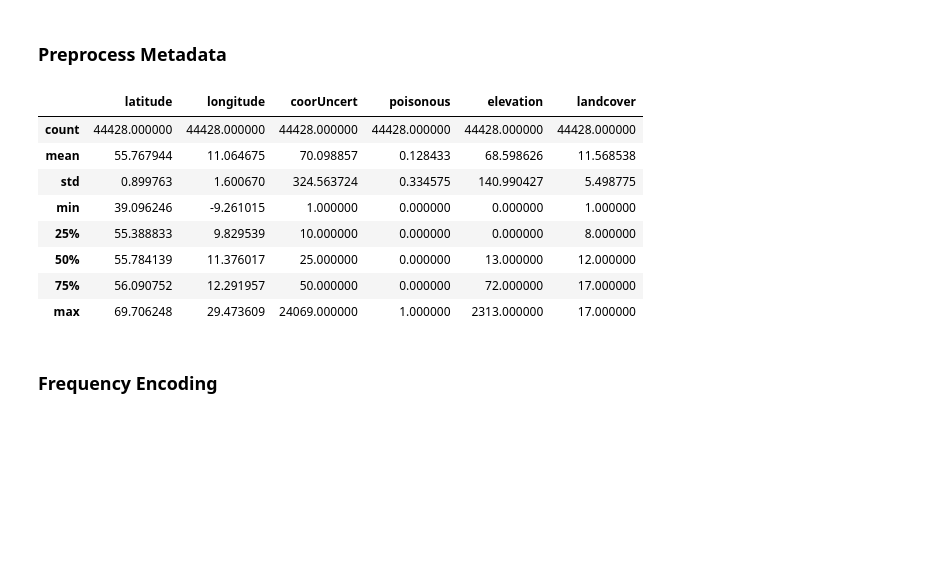
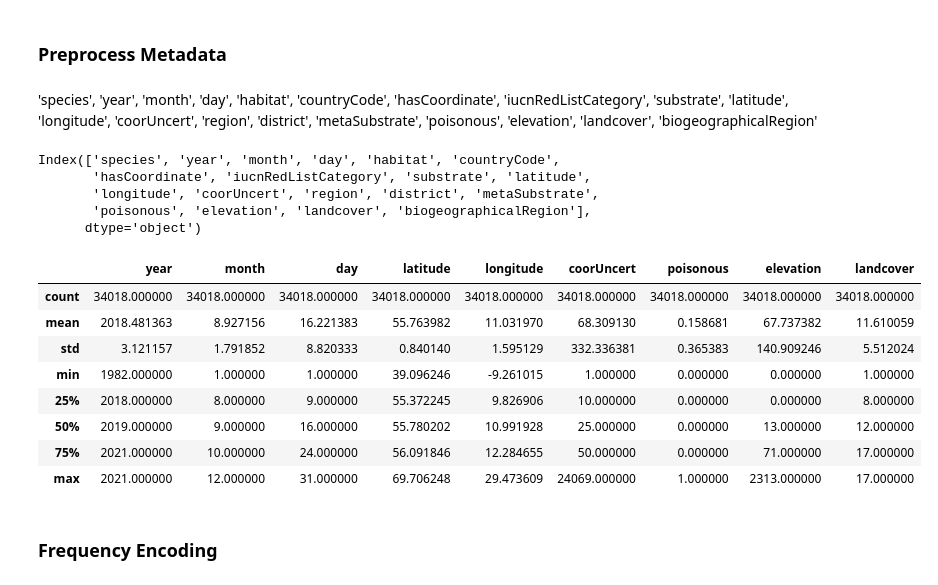
Before and after one commit to UC-Berkeley-I-School/fungitastic-classification-datasci207-Fall-2025, a Jupyter notebook: baselines/closed_set/train_Project_LogReg.ipynb, the cells around one changed output. Saved outputs shown, nothing was run; the diff lists cells and outputs as text; code cells hidden in the pictures; blank space fills up the shorter version.

Commit message:
Cleaned up data preprocessing, worked on label pruning, data preprocessing, attempted to process images with metadata for neural network

```diff
--- a/baselines/closed_set/train_Project_LogReg.ipynb
+++ b/baselines/closed_set/train_Project_LogReg.ipynb
@@ -48,0 +98,9 @@ val_df["image_path"] = val_df.filename.apply(lambda filename: f"{BASE_IMAGE_PATH
+# %%
+train_species_count = train_df['species'].value_counts()
+
+train_proportions = train_df['species'].value_counts(normalize=True)
+summary = pd.DataFrame({
+    'Count': train_species_count,
+    'Proportion': train_proportions,
+})
+summary.describe()
@@ -48,0 +131,7 @@ val_df["image_path"] = val_df.filename.apply(lambda filename: f"{BASE_IMAGE_PATH
+# %%
+min_samples = 150  # or whatever makes sense for your model
+valid_classes = (train_species_count[train_species_count >= min_samples])
+N = len(valid_classes)
+print(N)
+print(len(train_species_count))
+print(N / len(train_species_count))
@@ -48,0 +150,8 @@ val_df["image_path"] = val_df.filename.apply(lambda filename: f"{BASE_IMAGE_PATH
+# %%
+min_200_labels = list(dict(valid_classes).keys())
+# %%
+train_df = train_df[train_df['species'].isin(min_200_labels)]
+val_df = val_df[val_df['species'].isin(min_200_labels)]
+
+print("Shape of train_df: ", train_df.shape)
+print("Shape of val_df: ", val_df.shape)
@@ -70,2 +218,15 @@ val_target = val_df[target_feat_list]
+# %% [markdown]
+'species', 'year', 'month', 'day', 'habitat', 'countryCode',
+       'hasCoordinate', 'iucnRedListCategory', 'substrate', 'latitude',
+       'longitude', 'coorUncert', 'region', 'district', 'metaSubstrate',
+       'poisonous', 'elevation', 'landcover', 'biogeographicalRegion'
+# %%
+train_df.columns
+# %% [output]
+Index(['species', 'year', 'month', 'day', 'habitat', 'countryCode',
+       'hasCoordinate', 'iucnRedListCategory', 'substrate', 'latitude',
+       'longitude', 'coorUncert', 'region', 'district', 'metaSubstrate',
+       'poisonous', 'elevation', 'landcover', 'biogeographicalRegion'],
+      dtype='object')
 # %%
 metadata_feat_list = [
@@ -81,17 +239,17 @@ train_df_metadata = train_df[metadata_feat_list]
 val_df_metadata = val_df[metadata_feat_list]
 # test_df_metadata = test_df[metadata_feat_list]
 # %%
-train_df_metadata.describe()
+train_df.describe()
 # %% [output]
-|  | latitude | longitude | coorUncert | poisonous | elevation | landcover |
-| count | 44428.000000 | 44428.000000 | 44428.000000 | 44428.000000 | 44428.000000 | 44428.000000 |
-| mean | 55.767944 | 11.064675 | 70.098857 | 0.128433 | 68.598626 | 11.568538 |
-| std | 0.899763 | 1.600670 | 324.563724 | 0.334575 | 140.990427 | 5.498775 |
-| min | 39.096246 | -9.261015 | 1.000000 | 0.000000 | 0.000000 | 1.000000 |
-| 25% | 55.388833 | 9.829539 | 10.000000 | 0.000000 | 0.000000 | 8.000000 |
-| 50% | 55.784139 | 11.376017 | 25.000000 | 0.000000 | 13.000000 | 12.000000 |
-| 75% | 56.090752 | 12.291957 | 50.000000 | 0.000000 | 72.000000 | 17.000000 |
-| max | 69.706248 | 29.473609 | 24069.000000 | 1.000000 | 2313.000000 | 17.000000 |
+|  | year | month | day | latitude | longitude | coorUncert | poisonous | elevation | landcover |
+| count | 34018.000000 | 34018.000000 | 34018.000000 | 34018.000000 | 34018.000000 | 34018.000000 | 34018.000000 | 34018.000000 | 34018.000000 |
+| mean | 2018.481363 | 8.927156 | 16.221383 | 55.763982 | 11.031970 | 68.309130 | 0.158681 | 67.737382 | 11.610059 |
+| std | 3.121157 | 1.791852 | 8.820333 | 0.840140 | 1.595129 | 332.336381 | 0.365383 | 140.909246 | 5.512024 |
+| min | 1982.000000 | 1.000000 | 1.000000 | 39.096246 | -9.261015 | 1.000000 | 0.000000 | 0.000000 | 1.000000 |
+| 25% | 2018.000000 | 8.000000 | 9.000000 | 55.372245 | 9.826906 | 10.000000 | 0.000000 | 0.000000 | 8.000000 |
+| 50% | 2019.000000 | 9.000000 | 16.000000 | 55.780202 | 10.991928 | 25.000000 | 0.000000 | 13.000000 | 12.000000 |
+| 75% | 2021.000000 | 10.000000 | 24.000000 | 56.091846 | 12.284655 | 50.000000 | 0.000000 | 71.000000 | 17.000000 |
+| max | 2021.000000 | 12.000000 | 31.000000 | 69.706248 | 29.473609 | 24069.000000 | 1.000000 | 2313.000000 | 17.000000 |
 # %% [markdown]
 ### Frequency Encoding
 # %%
```
Also changed, not shown: parts of 43 cells of this notebook.
